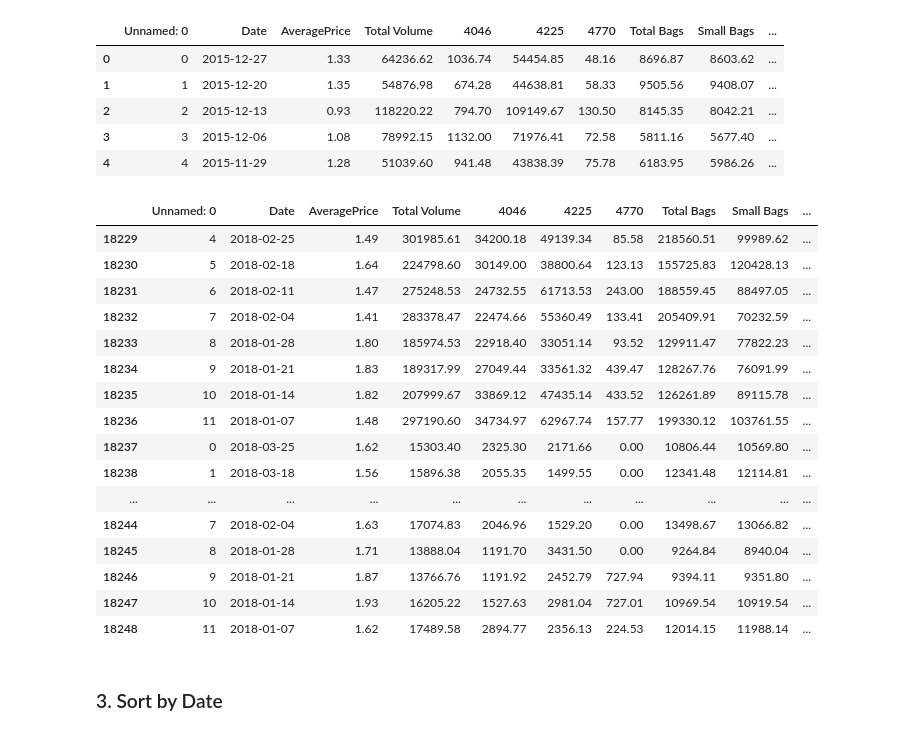
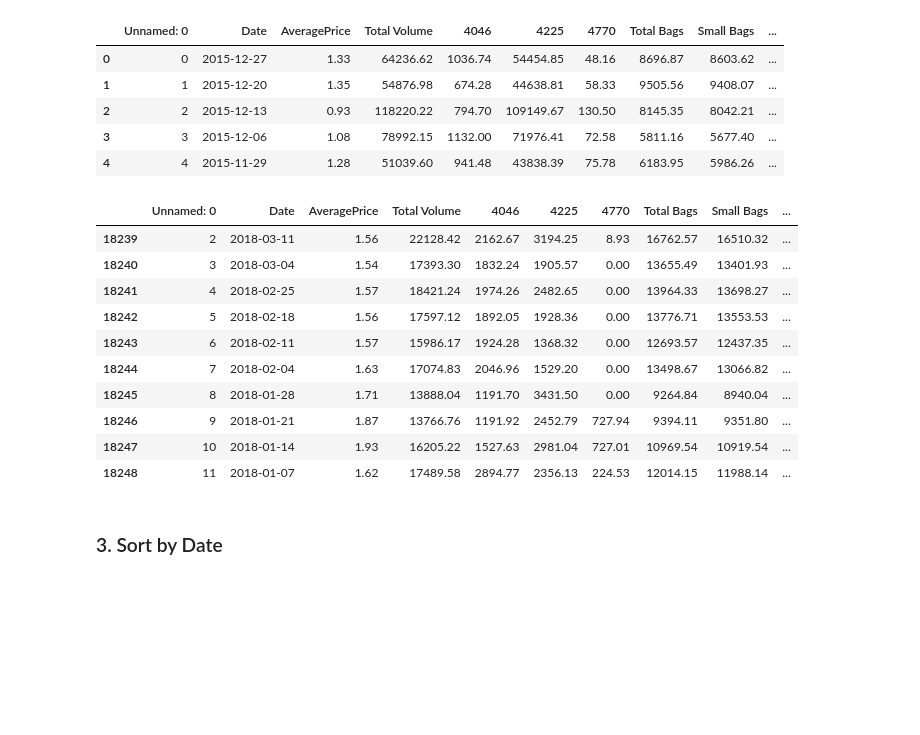
Before and after one commit to matroskin313/Machine-learning-projects, a Jupyter notebook: Avocado Prices Prediction.ipynb, the cells around one changed output. Drawn from its saved outputs; the diff is of its cells as text; code cells hidden in the pictures; blank space fills up the shorter version.

```diff
--- a/Avocado Prices Prediction.ipynb
+++ b/Avocado Prices Prediction.ipynb
@@ -58,20 +72,14 @@ avocado_df.head()
 | 4 | 4 | 2015-11-29 | 1.28 | 51039.60 | 941.48 | 43838.39 | 75.78 | 6183.95 | 5986.26 | ... |
 # %%
 # Let's view the last elements in the training dataset
-avocado_df.tail(20)
+avocado_df.tail(10)
 # %% [output]
 |  | Unnamed: 0 | Date | AveragePrice | Total Volume | 4046 | 4225 | 4770 | Total Bags | Small Bags | ... |
-| 18229 | 4 | 2018-02-25 | 1.49 | 301985.61 | 34200.18 | 49139.34 | 85.58 | 218560.51 | 99989.62 | ... |
-| 18230 | 5 | 2018-02-18 | 1.64 | 224798.60 | 30149.00 | 38800.64 | 123.13 | 155725.83 | 120428.13 | ... |
-| 18231 | 6 | 2018-02-11 | 1.47 | 275248.53 | 24732.55 | 61713.53 | 243.00 | 188559.45 | 88497.05 | ... |
-| 18232 | 7 | 2018-02-04 | 1.41 | 283378.47 | 22474.66 | 55360.49 | 133.41 | 205409.91 | 70232.59 | ... |
-| 18233 | 8 | 2018-01-28 | 1.80 | 185974.53 | 22918.40 | 33051.14 | 93.52 | 129911.47 | 77822.23 | ... |
-| 18234 | 9 | 2018-01-21 | 1.83 | 189317.99 | 27049.44 | 33561.32 | 439.47 | 128267.76 | 76091.99 | ... |
-| 18235 | 10 | 2018-01-14 | 1.82 | 207999.67 | 33869.12 | 47435.14 | 433.52 | 126261.89 | 89115.78 | ... |
-| 18236 | 11 | 2018-01-07 | 1.48 | 297190.60 | 34734.97 | 62967.74 | 157.77 | 199330.12 | 103761.55 | ... |
-| 18237 | 0 | 2018-03-25 | 1.62 | 15303.40 | 2325.30 | 2171.66 | 0.00 | 10806.44 | 10569.80 | ... |
-| 18238 | 1 | 2018-03-18 | 1.56 | 15896.38 | 2055.35 | 1499.55 | 0.00 | 12341.48 | 12114.81 | ... |
-| ... | ... | ... | ... | ... | ... | ... | ... | ... | ... | ... |
+| 18239 | 2 | 2018-03-11 | 1.56 | 22128.42 | 2162.67 | 3194.25 | 8.93 | 16762.57 | 16510.32 | ... |
+| 18240 | 3 | 2018-03-04 | 1.54 | 17393.30 | 1832.24 | 1905.57 | 0.00 | 13655.49 | 13401.93 | ... |
+| 18241 | 4 | 2018-02-25 | 1.57 | 18421.24 | 1974.26 | 2482.65 | 0.00 | 13964.33 | 13698.27 | ... |
+| 18242 | 5 | 2018-02-18 | 1.56 | 17597.12 | 1892.05 | 1928.36 | 0.00 | 13776.71 | 13553.53 | ... |
+| 18243 | 6 | 2018-02-11 | 1.57 | 15986.17 | 1924.28 | 1368.32 | 0.00 | 12693.57 | 12437.35 | ... |
 | 18244 | 7 | 2018-02-04 | 1.63 | 17074.83 | 2046.96 | 1529.20 | 0.00 | 13498.67 | 13066.82 | ... |
 | 18245 | 8 | 2018-01-28 | 1.71 | 13888.04 | 1191.70 | 3431.50 | 0.00 | 9264.84 | 8940.04 | ... |
 | 18246 | 9 | 2018-01-21 | 1.87 | 13766.76 | 1191.92 | 2452.79 | 727.94 | 9394.11 | 9351.80 | ... |
```
Also changed, not shown: parts of 47 cells of this notebook.
